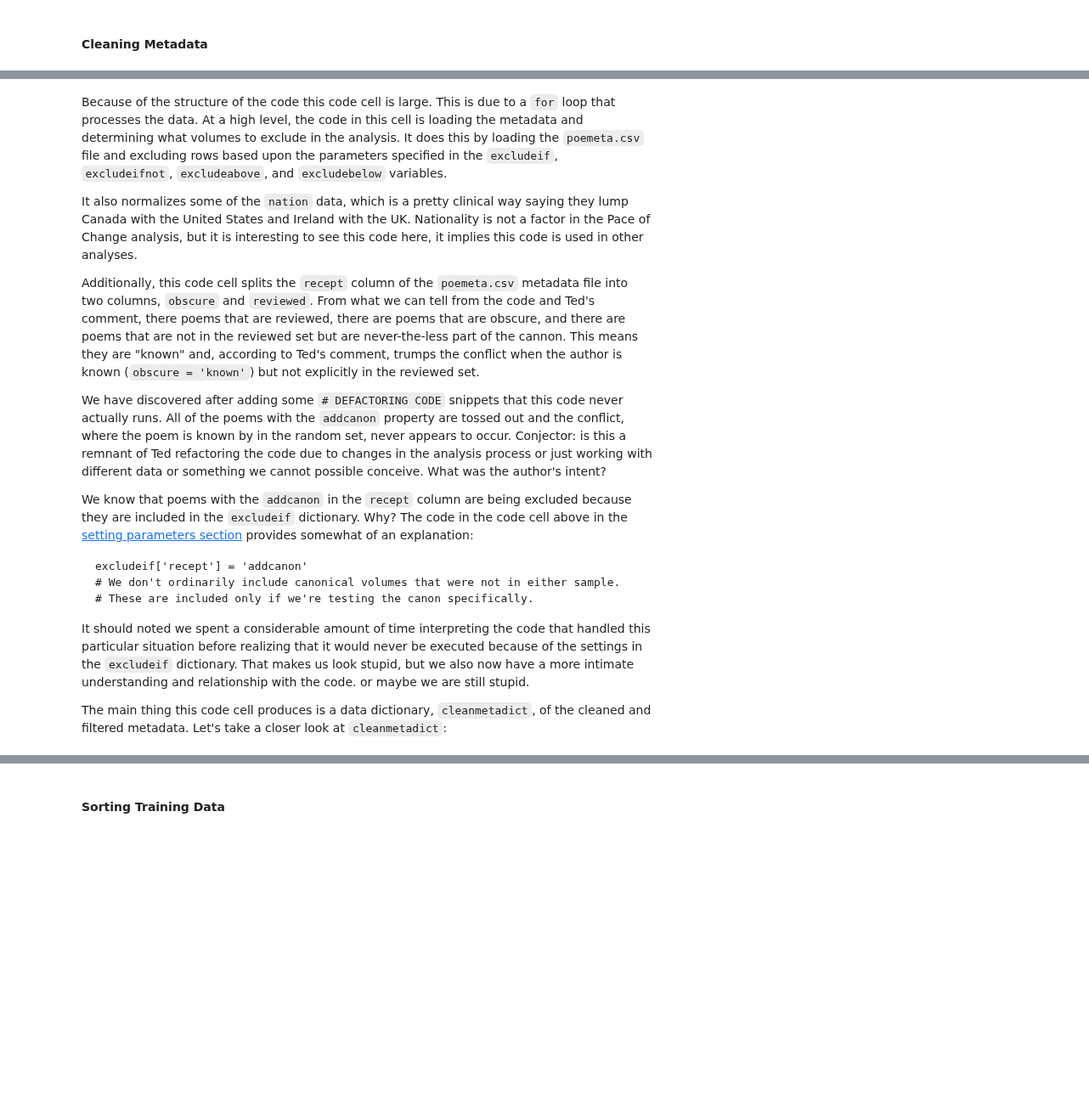
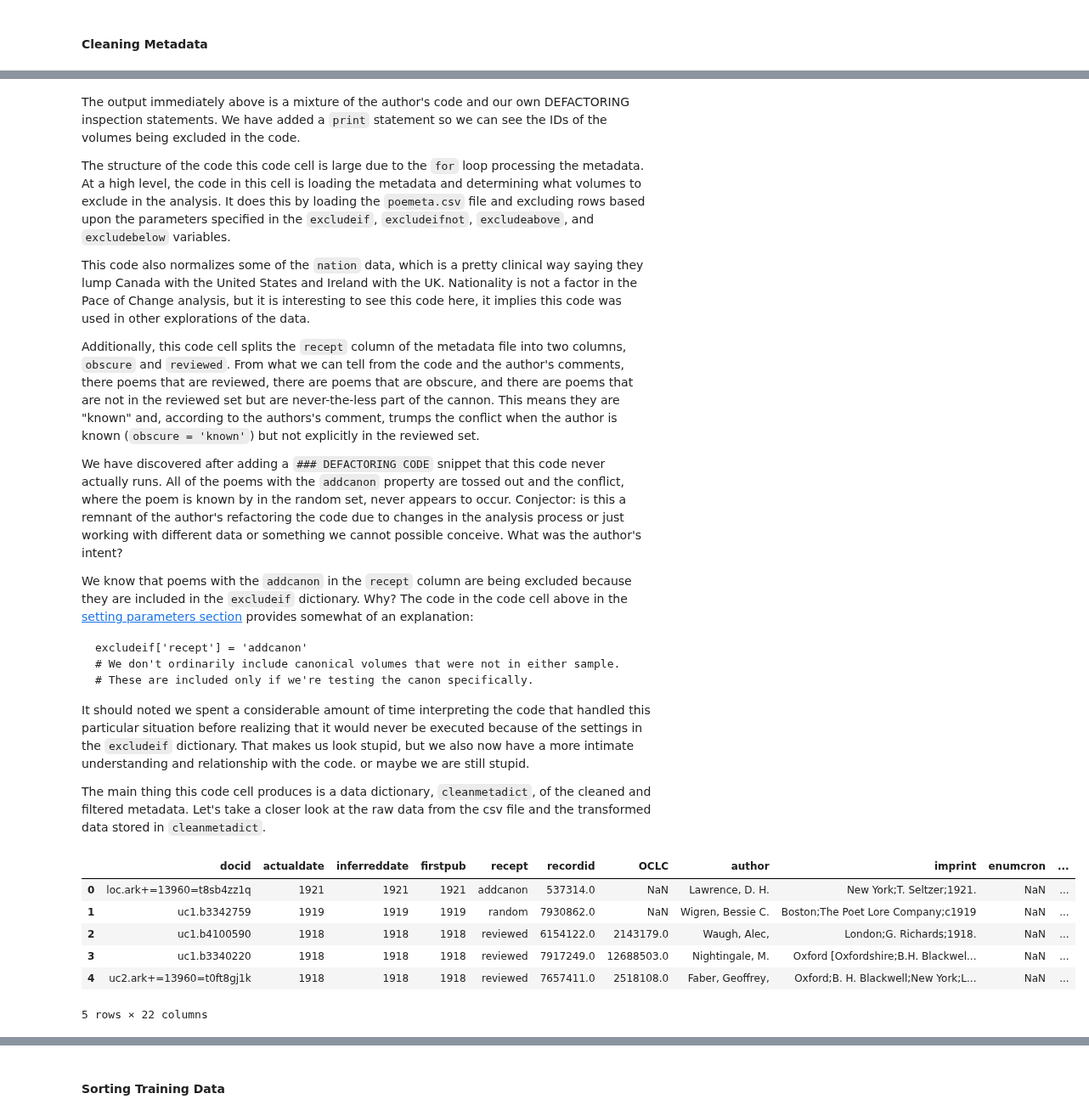
Before and after one commit to interedition/paceofchange, a Jupyter notebook: defactoring-pace-of-change.ipynb, the cells around one changed output, grey strips where cells are left out. Shown at 85% size. Cells and saved outputs as stored; diff of their text form; code cells hidden in the pictures; blank space fills up the shorter version.

```diff
--- a/defactoring-pace-of-change.ipynb
+++ b/defactoring-pace-of-change.ipynb
@@ -370,13 +377,15 @@ We have 8 volumes in missing in metadata, and
 0 volumes missing in the directory.
 set()
 # %% [markdown]
-Because of the structure of the code this code cell is large. This is due to a `for` loop that processes the data. At a high level, the code in this cell is loading the metadata and determining what volumes to exclude in the analysis. It does this by loading the `poemeta.csv` file and excluding rows based upon the parameters specified in the  `excludeif`, `excludeifnot`, `excludeabove`, and `excludebelow` variables.
+The output immediately above is a mixture of the author's code and our own DEFACTORING inspection statements. We have added a `print` statement so we can see the IDs of the volumes being excluded in the code.
 
-It also normalizes some of the `nation` data, which is a pretty clinical way saying they lump Canada with the United States and Ireland with the UK. Nationality is not a factor in the Pace of Change analysis, but it is interesting to see this code here, it implies this code is used in other analyses.
+The structure of the code this code cell is large due to the `for` loop processing the metadata. At a high level, the code in this cell is loading the metadata and determining what volumes to exclude in the analysis. It does this by loading the `poemeta.csv` file and excluding rows based upon the parameters specified in the  `excludeif`, `excludeifnot`, `excludeabove`, and `excludebelow` variables.
 
-Additionally, this code cell splits the `recept` column of the `poemeta.csv` metadata file into two columns, `obscure` and `reviewed`. From what we can tell from the code and Ted's comment, there poems that are reviewed, there are poems that are obscure, and there are poems that are not in the reviewed set but are never-the-less part of the cannon. This means they are "known" and, according to Ted's comment, trumps the conflict when the author is known (`obscure = 'known'`) but not explicitly in the reviewed set.
+This code also normalizes some of the `nation` data, which is a pretty clinical way saying they lump Canada with the United States and Ireland with the UK. Nationality is not a factor in the Pace of Change analysis, but it is interesting to see this code here, it implies this code was used in other explorations of the data.
 
-We have discovered after adding some `# DEFACTORING CODE` snippets that this code never actually runs. All of the poems with the `addcanon` property are tossed out and the conflict, where the poem is known by in the random set, never appears to occur. Conjector: is this a remnant of Ted refactoring the code due to changes in the analysis process or just working with different data or something we cannot possible conceive. What was the author's intent?
+Additionally, this code cell splits the `recept` column of the metadata file into two columns, `obscure` and `reviewed`. From what we can tell from the code and the author's comments, there poems that are reviewed, there are poems that are obscure, and there are poems that are not in the reviewed set but are never-the-less part of the cannon. This means they are "known" and, according to the authors's comment, trumps the conflict when the author is known (`obscure = 'known'`) but not explicitly in the reviewed set.
+
+We have discovered after adding a `### DEFACTORING CODE` snippet that this code never actually runs. All of the poems with the `addcanon` property are tossed out and the conflict, where the poem is known by in the random set, never appears to occur. Conjector: is this a remnant of the author's refactoring the code due to changes in the analysis process or just working with different data or something we cannot possible conceive. What was the author's intent?
 
 We know that poems with the `addcanon` in the `recept` column are being excluded because they are included in the `excludeif` dictionary. Why? The code in the code cell above in the [setting parameters section](#setting-parameters) provides somewhat of an explanation:
 
@@ -388,7 +397,20 @@ excludeif['recept'] = 'addcanon'
 
 It should noted we spent a considerable amount of time interpreting the code that handled this particular situation before realizing that it would never be executed because of the settings in the `excludeif` dictionary. That makes us look stupid, but we also now have a more intimate understanding and relationship with the code. or maybe we are still stupid.
 
-The main thing this code cell produces is a data dictionary, `cleanmetadict`, of the cleaned and filtered metadata. Let's take a closer look at `cleanmetadict`:
+The main thing this code cell produces is a data dictionary, `cleanmetadict`, of the cleaned and filtered metadata. Let's take a closer look at the raw data from the csv file and the transformed data stored in `cleanmetadict`.
+# %%
+### DEFACTORING INSPECTION
+### LOOKING AT THE RAW METADATA FILE
+
+pd.read_csv(classpath).head()
+# %% [output]
+|  | docid | actualdate | inferreddate | firstpub | recept | recordid | OCLC | author | imprint | enumcron | ... |
+| 0 | loc.ark+=13960=t8sb4zz1q | 1921 | 1921 | 1921 | addcanon | 537314.0 | NaN | Lawrence, D. H. | New York;T. Seltzer;1921. | NaN | ... |
+| 1 | uc1.b3342759 | 1919 | 1919 | 1919 | random | 7930862.0 | NaN | Wigren, Bessie C. | Boston;The Poet Lore Company;c1919 | NaN | ... |
+| 2 | uc1.b4100590 | 1918 | 1918 | 1918 | reviewed | 6154122.0 | 2143179.0 | Waugh, Alec, | London;G. Richards;1918. | NaN | ... |
+| 3 | uc1.b3340220 | 1918 | 1918 | 1918 | reviewed | 7917249.0 | 12688503.0 | Nightingale, M. | Oxford [Oxfordshire;B.H. Blackwel... | NaN | ... |
+| 4 | uc2.ark+=13960=t0ft8gj1k | 1918 | 1918 | 1918 | reviewed | 7657411.0 | 2518108.0 | Faber, Geoffrey, | Oxford;B. H. Blackwell;New York;L... | NaN | ... |
+5 rows × 22 columns
 # %%
 ### DEFACTORING INSPECTION
 ### looking up an ID listed earlier
```
Also changed, not shown: parts of 27 cells of this notebook.
